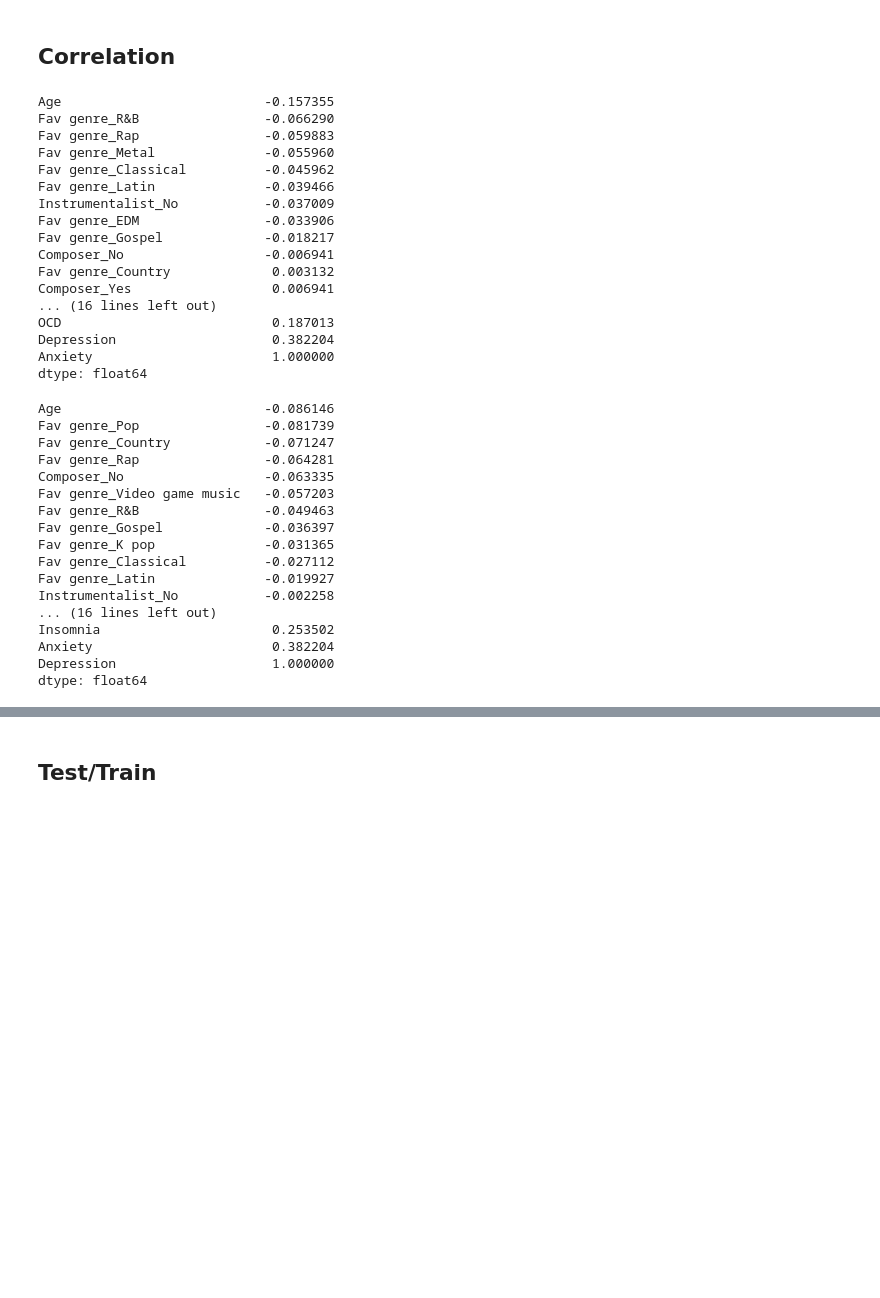
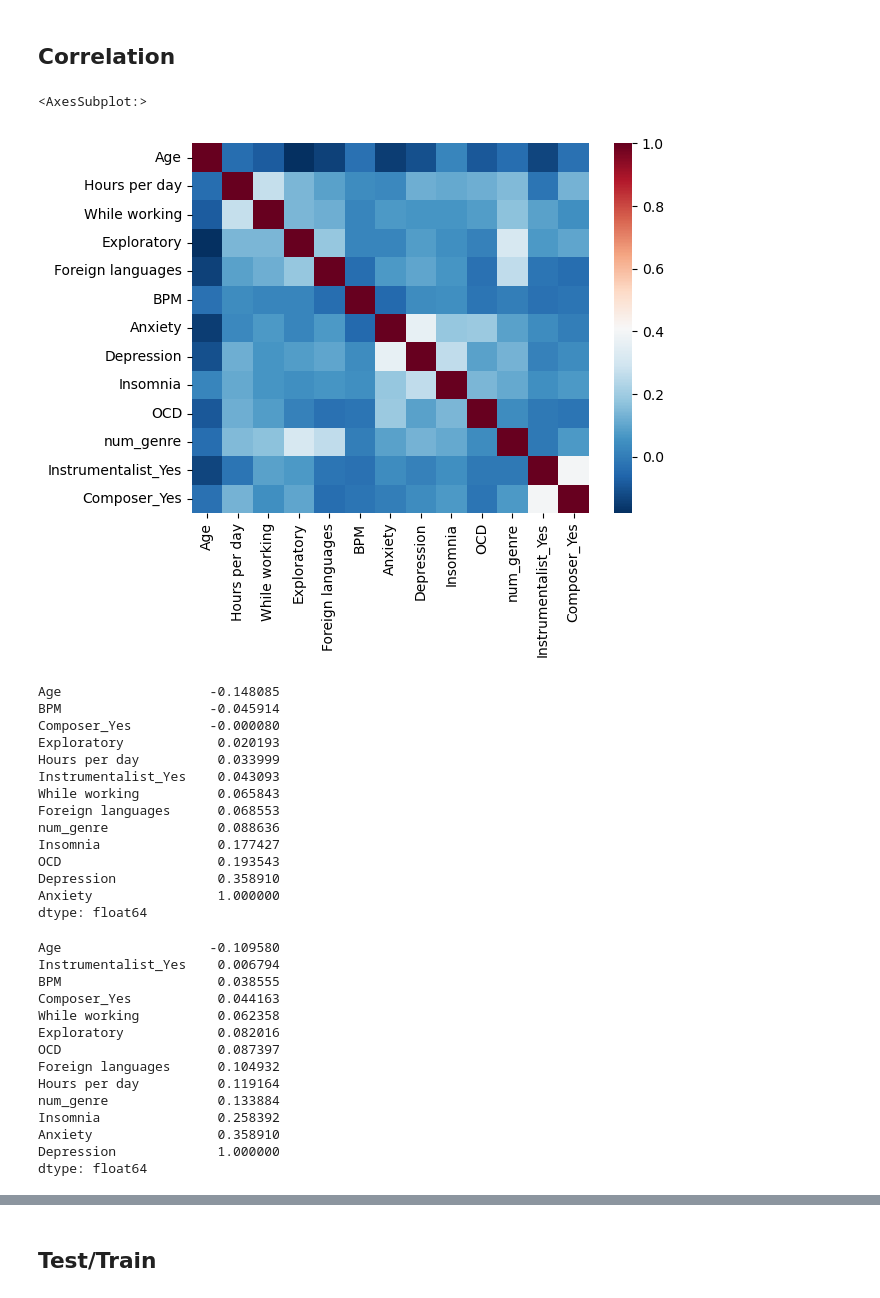
Before and after one commit to jcampbell050915/dsc-portfolio, a Jupyter notebook: mental_health_music/MentalHealth.ipynb, the cells around one changed output, grey strips where cells are left out. Cells and saved outputs as stored; diff of their text form; code cells hidden in the pictures; blank space fills up the shorter version.

```diff
--- a/mental_health_music/MentalHealth.ipynb
+++ b/mental_health_music/MentalHealth.ipynb
@@ -85,6 +85,10 @@ results['num_genre'] = count
 results.drop(['Frequency [Classical]', 'Frequency [Country]', 'Frequency [EDM]', 'Frequency [Folk]', 'Frequency [Gospel]', 'Frequency [Hip hop]', 'Frequency [Jazz]',
              'Frequency [K pop]', 'Frequency [Latin]', 'Frequency [Lofi]', 'Frequency [Metal]', 'Frequency [Pop]', 'Frequency [R&B]','Frequency [Rap]',
              'Frequency [Rock]', 'Frequency [Video game music]'], axis=1, inplace=True)
+# %%
+results.drop(['Fav genre'], axis=1, inplace=True)
+# %%
+results.drop(['Instrumentalist_No','Composer_No'], axis=1, inplace=True)
 # %%
 results = pd.get_dummies(results)
 # %% [markdown]
@@ -158,49 +162,49 @@ sns.histplot(x=results['num_genre'],bins=10)
 [figure]
 # %% [markdown]
 ## Correlation
+# %%
+matrix = results.corr().round(2)
+sns.heatmap(matrix, cmap='RdBu_r')
+# %% [output]
+<AxesSubplot:>
+[figure, added]
 # %%
 # Correlation to Anxiety
 corr = results.corrwith(results['Anxiety'])
 print(corr.sort_values())
 # %% [output]
-Age                          -0.157355
-Fav genre_R&B                -0.066290
-Fav genre_Rap                -0.059883
-Fav genre_Metal              -0.055960
-Fav genre_Classical          -0.045962
-Fav genre_Latin              -0.039466
-Instrumentalist_No           -0.037009
-Fav genre_EDM                -0.033906
-Fav genre_Gospel             -0.018217
-Composer_No                  -0.006941
-Fav genre_Country             0.003132
-Composer_Yes                  0.006941
-... (16 lines left out)
-OCD                           0.187013
-Depression                    0.382204
-Anxiety                       1.000000
+Age                   -0.148085
+BPM                   -0.045914
+Composer_Yes          -0.000080
+Exploratory            0.020193
+Hours per day          0.033999
+Instrumentalist_Yes    0.043093
+While working          0.065843
+Foreign languages      0.068553
+num_genre              0.088636
+Insomnia               0.177427
+OCD                    0.193543
+Depression             0.358910
+Anxiety                1.000000
 dtype: float64
 # %%
 # Correlation to Depression
 corr = results.corrwith(results['Depression'])
 print(corr.sort_values())
 # %% [output]
-Age                          -0.086146
-Fav genre_Pop                -0.081739
-Fav genre_Country            -0.071247
-Fav genre_Rap                -0.064281
-Composer_No                  -0.063335
-Fav genre_Video game music   -0.057203
-Fav genre_R&B                -0.049463
-Fav genre_Gospel             -0.036397
-Fav genre_K pop              -0.031365
-Fav genre_Classical          -0.027112
-Fav genre_Latin              -0.019927
-Instrumentalist_No           -0.002258
-... (16 lines left out)
-Insomnia                      0.253502
-Anxiety                       0.382204
-Depression                    1.000000
+Age                   -0.109580
+Instrumentalist_Yes    0.006794
+BPM                    0.038555
+Composer_Yes           0.044163
+While working          0.062358
+Exploratory            0.082016
+OCD                    0.087397
+Foreign languages      0.104932
+Hours per day          0.119164
+num_genre              0.133884
+Insomnia               0.258392
+Anxiety                0.358910
+Depression             1.000000
 dtype: float64
 # %%
 # Correlation to OCD
```
Also changed, not shown: parts of 1 cell of this notebook, 1 other file.
